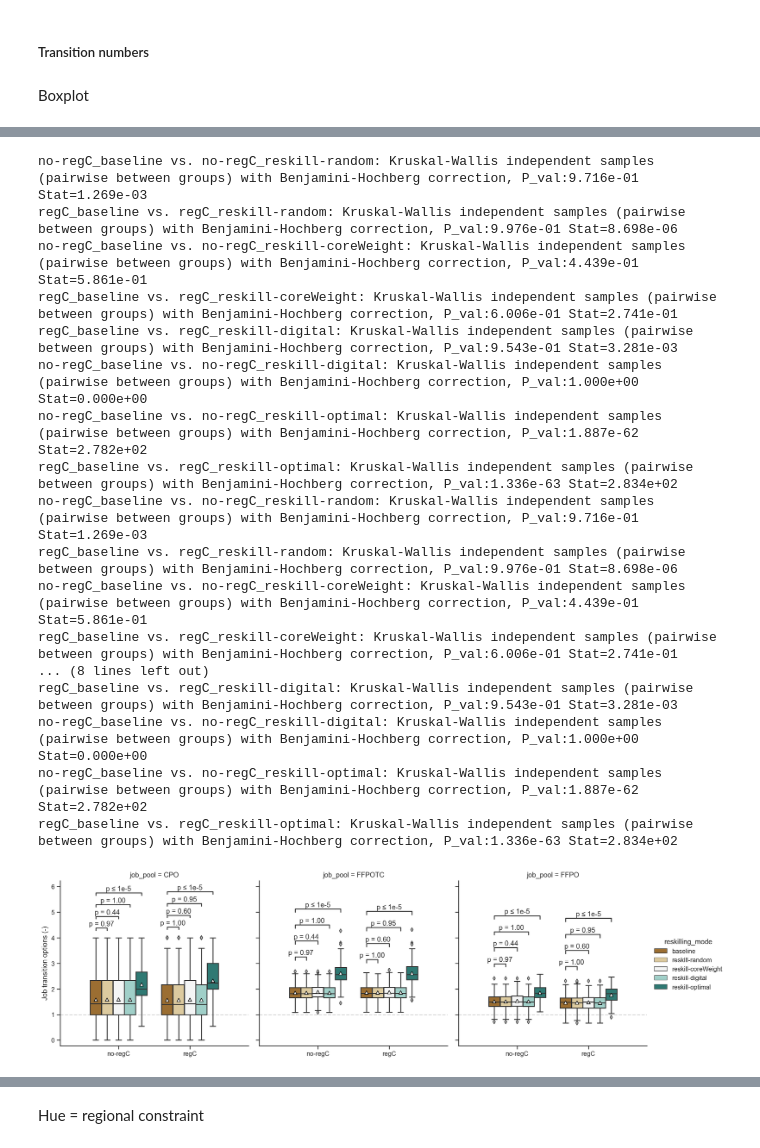
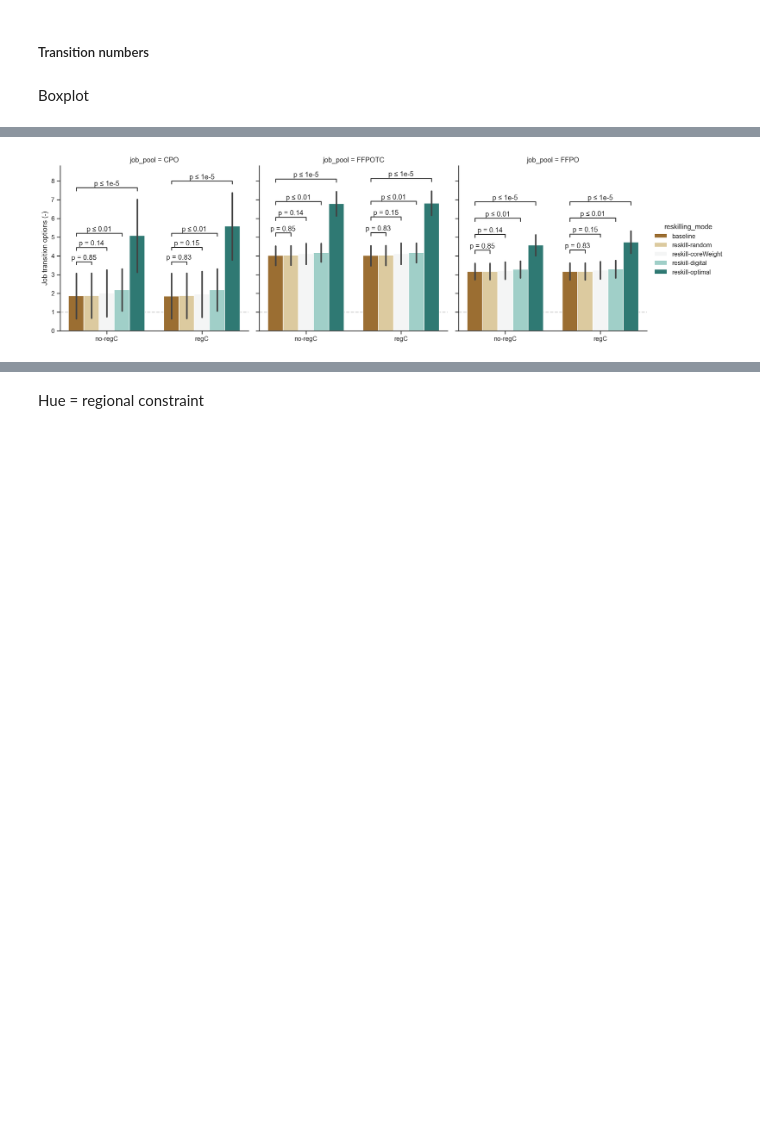
Before and after one commit to derpyninja/re4gt, a Jupyter notebook: notebooks/new/17-fz-comparison-reskilling-simulation-runs.ipynb, the cells around one changed output, grey strips where cells are left out. Saved outputs shown, nothing was run; the diff lists cells and outputs as text; code cells hidden in the pictures; blank space fills up the shorter version.

Commit message:
implemented visualisation of model run comparison

```diff
--- a/notebooks/new/17-fz-comparison-reskilling-simulation-runs.ipynb
+++ b/notebooks/new/17-fz-comparison-reskilling-simulation-runs.ipynb
@@ -139,8 +159,11 @@ df_final = df_final.replace({"job_pool": {"coal": "CPO", "brown_techchange":"FFP
 # %%
 df_final = df_final.reset_index()
 # %%
-earnings_data_missing = ["AT", "ES", "CZ", "NO", "SE"]
-df_final.loc[df_final["COUNTRYW"].isin(earnings_data_missing), "earnings_delta_closest_switch_sum_mio"] = np.nan
+earnings_data_missing = ["AT", "ES", "CZ", "NO", "SE", "GR", "IS", "UK"]
+df_final.loc[
+    df_final["COUNTRYW"].isin(earnings_data_missing),
+    "earnings_delta_closest_switch_sum_mio",
+] = np.nan
 df_final
 # %% [output]
 |  | COUNTRYW | NUTS_ID | n_viable_transitions | earnings_delta_closest_switch_sum... | reskilling_mode | viability_threshold | ... |
@@ -186,3 +221,16 @@ pairs_regional_hue = [
+# %%
+# make country-level grouped stripplot
+aggdict = {
+    "n_viable_transitions": np.mean,
+    "earnings_delta_closest_switch_sum_mio": np.sum,
+    "viability_threshold": "first",
+}
+
+df_final_by_country = (
+    df_final.groupby(["job_pool", "reskilling_mode", "regional_constraint", "COUNTRYW"])
+    .agg(aggdict)
+    .reset_index()
+)
 # %% [markdown]
 ##### Transition numbers
 # %% [markdown]
@@ -190,11 +373,11 @@ Boxplot
 # %%
 x = "regional_constraint"
-y = "n_viable_transitions" #"earnings_delta_closest_switch_sum_mio"
+y = "n_viable_transitions"  # "earnings_delta_closest_switch_sum_mio"
 hue = "reskilling_mode"
 col = "job_pool"
 order = ["no-regC", "regC"]
 sharey = True
-kind="box"
+kind = "bar"
 
 g = sns.catplot(
     data=df_final,
@@ -205,61 +388,43 @@ g = sns.catplot(
     order=order,
     kind=kind,
     sharey=sharey,
-    #ci="sd",
-    flierprops=dict(markerfacecolor='0.75', markersize=5, linestyle='none'),
-    showmeans=True,
-    meanprops=dict(markerfacecolor="white", markeredgecolor="black"),
+    estimator=np.mean,
+    ci="sd",
     height=5,
     aspect=1,
-    palette="BrBG"
+    palette="BrBG",
 )
 
 # annotate stats
 axes = g.axes.flatten()
 for ax in axes:
+
     ax.axhline(1, linestyle="--", color="lightgrey", zorder=0)
     ax.set_xlabel(None)
 
     # test statistic
-    annotator = Annotator(
-        ax, pairs, data=df_final, x=x, y=y, order=order, hue=hue
-    )
+    annotator = Annotator(ax, pairs, data=df_final, x=x, y=y, order=order, hue=hue)
     annotator.configure(
-        test="Kruskal",
-        comparisons_correction="Benjamini-Hochberg",
-        text_format="simple",
-        loc="inside",
-        show_test_name=False,
+        alpha=alpha,
+        test=test,
+        comparisons_correction=comparisons_correction,
+        text_format=text_format,
+        loc=loc,
+        show_test_name=show_test_name,
+        verbose=verbose,
     )
     annotator.apply_and_annotate()
 
 axes[0].set_ylabel("Job transition options (-)")
 
 plt.savefig(
     os.path.join(
         useful_paths.figure_dir,
         "reskilling_final_thresh-{}".format(threshold),
         "model_run_comparison_transitions_{kind}.png".format(kind=kind),
     ),
     bbox_inches="tight",
     dpi=300,
 )
 # %% [output]
-no-regC_baseline vs. no-regC_reskill-random: Kruskal-Wallis independent samples (pairwise between groups) with Benjamini-Hochberg correction, P_val:9.716e-01 Stat=1.269e-03
-regC_baseline vs. regC_reskill-random: Kruskal-Wallis independent samples (pairwise between groups) with Benjamini-Hochberg correction, P_val:9.976e-01 Stat=8.698e-06
-no-regC_baseline vs. no-regC_reskill-coreWeight: Kruskal-Wallis independent samples (pairwise between groups) with Benjamini-Hochberg correction, P_val:4.439e-01 Stat=5.861e-01
-regC_baseline vs. regC_reskill-coreWeight: Kruskal-Wallis independent samples (pairwise between groups) with Benjamini-Hochberg correction, P_val:6.006e-01 Stat=2.741e-01
-regC_baseline vs. regC_reskill-digital: Kruskal-Wallis independent samples (pairwise between groups) with Benjamini-Hochberg correction, P_val:9.543e-01 Stat=3.281e-03
-no-regC_baseline vs. no-regC_reskill-digital: Kruskal-Wallis independent samples (pairwise between groups) with Benjamini-Hochberg correction, P_val:1.000e+00 Stat=0.000e+00
-no-regC_baseline vs. no-regC_reskill-optimal: Kruskal-Wallis independent samples (pairwise between groups) with Benjamini-Hochberg correction, P_val:1.887e-62 Stat=2.782e+02
-regC_baseline vs. regC_reskill-optimal: Kruskal-Wallis independent samples (pairwise between groups) with Benjamini-Hochberg correction, P_val:1.336e-63 Stat=2.834e+02
-no-regC_baseline vs. no-regC_reskill-random: Kruskal-Wallis independent samples (pairwise between groups) with Benjamini-Hochberg correction, P_val:9.716e-01 Stat=1.269e-03
-regC_baseline vs. regC_reskill-random: Kruskal-Wallis independent samples (pairwise between groups) with Benjamini-Hochberg correction, P_val:9.976e-01 Stat=8.698e-06
-no-regC_baseline vs. no-regC_reskill-coreWeight: Kruskal-Wallis independent samples (pairwise between groups) with Benjamini-Hochberg correction, P_val:4.439e-01 Stat=5.861e-01
-regC_baseline vs. regC_reskill-coreWeight: Kruskal-Wallis independent samples (pairwise between groups) with Benjamini-Hochberg correction, P_val:6.006e-01 Stat=2.741e-01
-... (8 lines left out)
-regC_baseline vs. regC_reskill-digital: Kruskal-Wallis independent samples (pairwise between groups) with Benjamini-Hochberg correction, P_val:9.543e-01 Stat=3.281e-03
-no-regC_baseline vs. no-regC_reskill-digital: Kruskal-Wallis independent samples (pairwise between groups) with Benjamini-Hochberg correction, P_val:1.000e+00 Stat=0.000e+00
-no-regC_baseline vs. no-regC_reskill-optimal: Kruskal-Wallis independent samples (pairwise between groups) with Benjamini-Hochberg correction, P_val:1.887e-62 Stat=2.782e+02
-regC_baseline vs. regC_reskill-optimal: Kruskal-Wallis independent samples (pairwise between groups) with Benjamini-Hochberg correction, P_val:1.336e-63 Stat=2.834e+02
-[figure, old version]
+[figure, new version]
```
Also changed, not shown: parts of 24 cells of this notebook, 4 other files.
